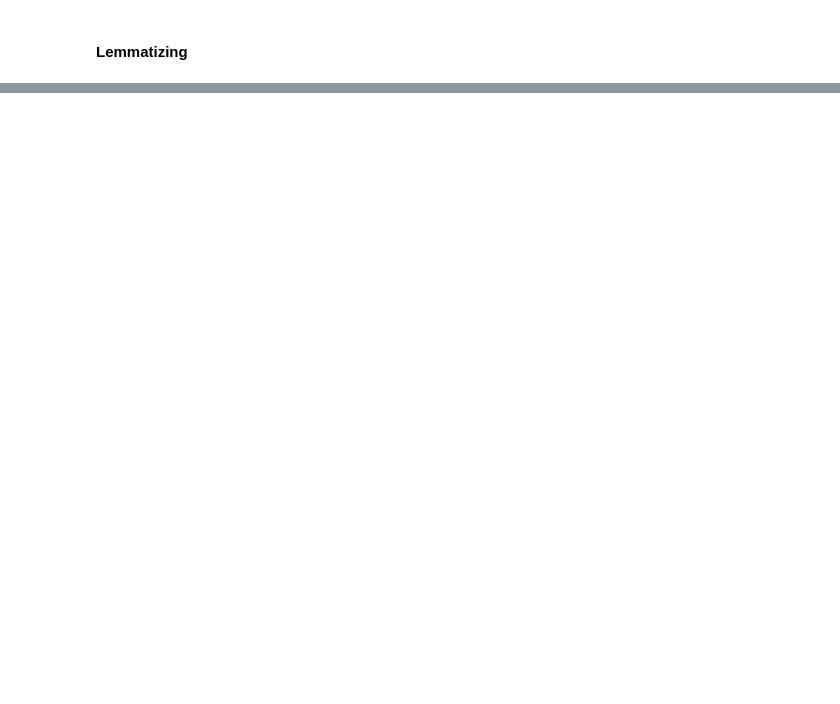
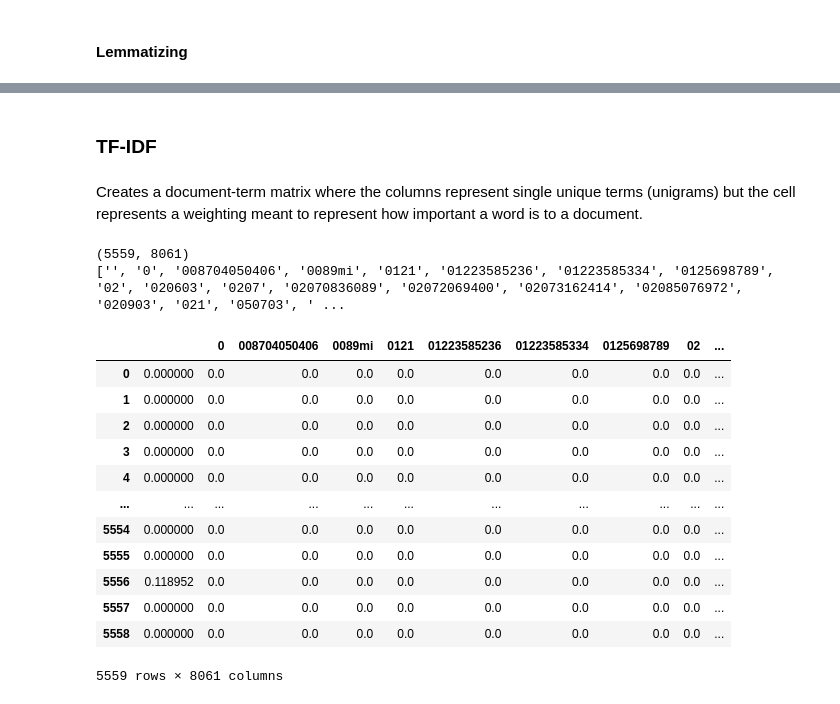
Before and after one commit to Dennypalinggi/nlp_spam_classification, a Jupyter notebook: nlp_spam_classification.ipynb, the cells around one changed output, grey strips where cells are left out. Drawn from its saved outputs; the diff is of its cells as text; code cells hidden in the pictures; blank space fills up the shorter version.

```diff
--- a/nlp_spam_classification.ipynb
+++ b/nlp_spam_classification.ipynb
@@ -160,0 +170,6 @@ df.head(10)
+# %%
+def clean_text(text):
+    text = "".join([word.lower() for word in text if word not in string.punctuation])
+    tokens = re.split('\W+', text)
+    text = [ps.stem(word) for word in tokens if word not in stopword]
+    return text
@@ -160,0 +235,30 @@ df.head(10)
+# %% [markdown]
+### TF-IDF
+# %% [markdown]
+Creates a document-term matrix where the columns represent single unique terms (unigrams) but the cell represents a weighting meant to represent how important a word is to a document.
+# %%
+tfidf_vect = TfidfVectorizer(analyzer=clean_text)
+tfidf = tfidf_vect.fit_transform(df['text'])
+print(tfidf.shape)
+print(tfidf_vect.get_feature_names())
+# %% [output]
+(5559, 8061)
+['', '0', '008704050406', '0089mi', '0121', '01223585236', '01223585334', '0125698789', '02', '020603', '0207', '02070836089', '02072069400', '02073162414', '02085076972', '020903', '021', '050703', ' ...
+# %%
+tfidf_df = pd.DataFrame(tfidf.toarray())
+tfidf_df.columns = tfidf_vect.get_feature_names()
+tfidf_df
+# %% [output]
+|  |  | 0 | 008704050406 | 0089mi | 0121 | 01223585236 | 01223585334 | 0125698789 | 02 | ... |
+| 0 | 0.000000 | 0.0 | 0.0 | 0.0 | 0.0 | 0.0 | 0.0 | 0.0 | 0.0 | ... |
+| 1 | 0.000000 | 0.0 | 0.0 | 0.0 | 0.0 | 0.0 | 0.0 | 0.0 | 0.0 | ... |
+| 2 | 0.000000 | 0.0 | 0.0 | 0.0 | 0.0 | 0.0 | 0.0 | 0.0 | 0.0 | ... |
+| 3 | 0.000000 | 0.0 | 0.0 | 0.0 | 0.0 | 0.0 | 0.0 | 0.0 | 0.0 | ... |
+| 4 | 0.000000 | 0.0 | 0.0 | 0.0 | 0.0 | 0.0 | 0.0 | 0.0 | 0.0 | ... |
+| ... | ... | ... | ... | ... | ... | ... | ... | ... | ... | ... |
+| 5554 | 0.000000 | 0.0 | 0.0 | 0.0 | 0.0 | 0.0 | 0.0 | 0.0 | 0.0 | ... |
+| 5555 | 0.000000 | 0.0 | 0.0 | 0.0 | 0.0 | 0.0 | 0.0 | 0.0 | 0.0 | ... |
+| 5556 | 0.118952 | 0.0 | 0.0 | 0.0 | 0.0 | 0.0 | 0.0 | 0.0 | 0.0 | ... |
+| 5557 | 0.000000 | 0.0 | 0.0 | 0.0 | 0.0 | 0.0 | 0.0 | 0.0 | 0.0 | ... |
+| 5558 | 0.000000 | 0.0 | 0.0 | 0.0 | 0.0 | 0.0 | 0.0 | 0.0 | 0.0 | ... |
+5559 rows × 8061 columns
```
Also changed, not shown: parts of 14 cells of this notebook.
